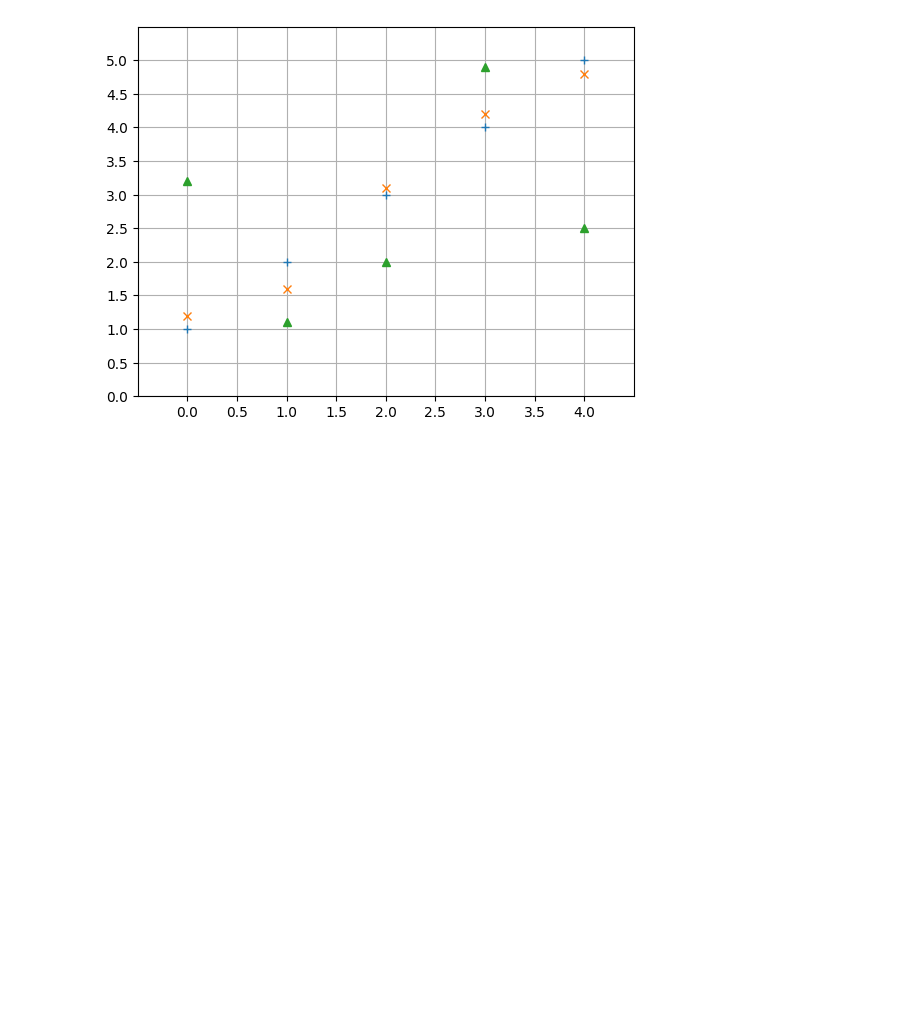
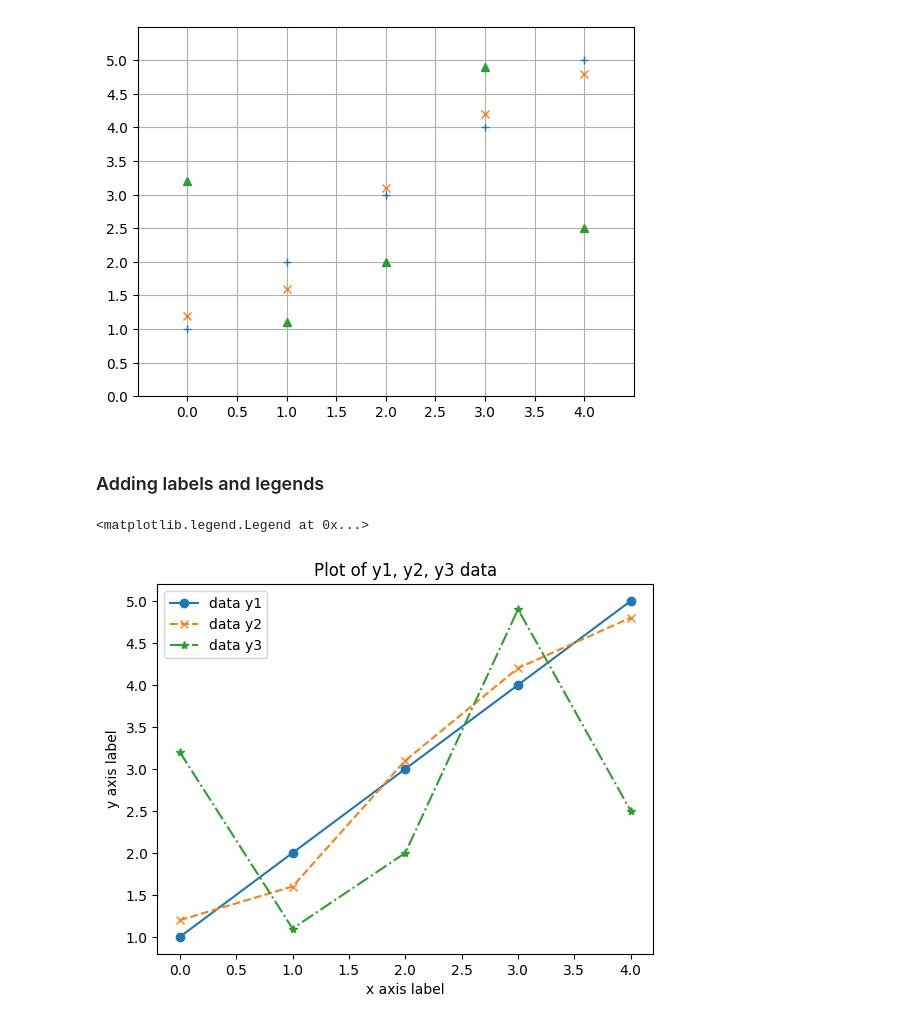
Before and after one commit to claudym/applying_math_hon, a Jupyter notebook: 02_matplotlib.ipynb, the cells around one changed output. Drawn from its saved outputs; the diff is of its cells as text; code cells hidden in the pictures; blank space fills up the shorter version.

Commit message:
adding labels, lengends, subplots, and saving figures

```diff
--- a/02_matplotlib.ipynb
+++ b/02_matplotlib.ipynb
@@ -50,3 +50,15 @@ ax.grid()
 lines = ax.plot(y1, '+', y2, 'x', y3, '^')
 # %% [output]
 [figure]
+# %% [markdown]
+### Adding labels and legends
+# %%
+fig, ax = plt.subplots()
+lines = ax.plot(y1, "o-", y2, "x--", y3, "*-.")
+ax.set_title("Plot of y1, y2, y3 data")
+ax.set_xlabel("x axis label")
+ax.set_ylabel("y axis label")
+ax.legend(("data y1", "data y2", "data y3"))
+# %% [output]
+<matplotlib.legend.Legend at 0x...>
+[figure, added]
```
Also changed, not shown: parts of 6 cells of this notebook.
